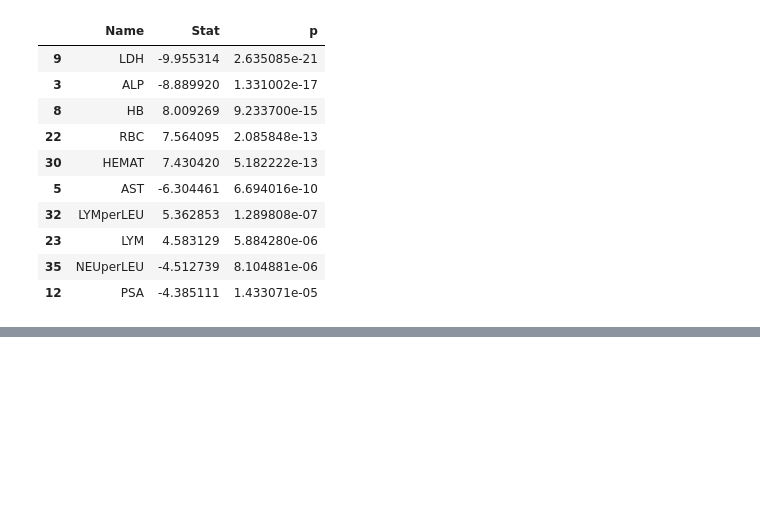
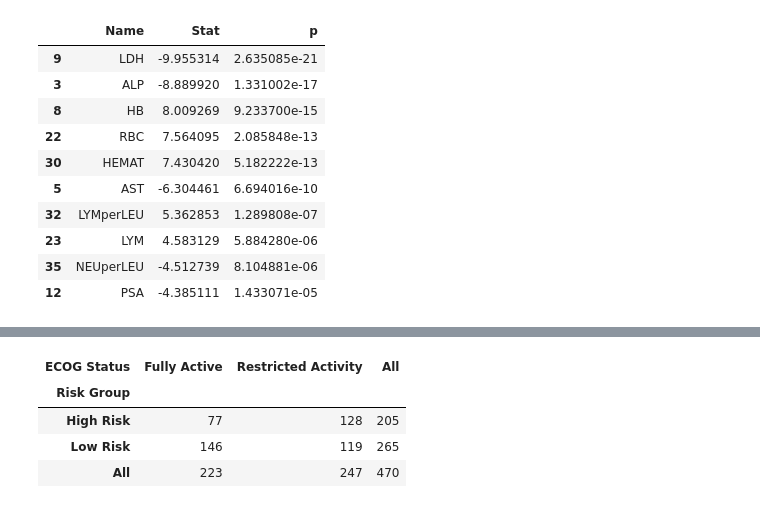
Before and after one commit to belalE/Prostate-Cancer, a Jupyter notebook: prostate-cancer-v2.ipynb, the cells around one changed output, grey strips where cells are left out. Saved outputs shown, nothing was run; the diff lists cells and outputs as text; code cells hidden in the pictures; blank space fills up the shorter version.

```diff
--- a/prostate-cancer-v2.ipynb
+++ b/prostate-cancer-v2.ipynb
@@ -512,0 +553,19 @@ continous_stats[continous_stats['p'] <= 0.0005].sort_values(by='p')
+# %%
+def convertECOGName(row):
+    if row['ECOG_C'] == 1:
+        return "Restricted Activity"
+    return "Fully Active"
+
+data['ECOG_C_CAT'] = data.apply(convertECOGName, axis=1)
+
+ecog_table = pd.crosstab(index=data['risk_name'], columns=data['ECOG_C_CAT'], rownames=[
+                         'Risk Group'], colnames=['ECOG Status'], margins=True)
+# filename = "/Users/belalelsiesy/Desktop/Data Analysis/formattedFigures/ecog.png"
+# dfi.export(ecog_table, filename)
+ecog_table
+# %% [output]
+| ECOG Status | Fully Active | Restricted Activity | All |
+| Risk Group |  |  |  |
+| High Risk | 77 | 128 | 205 |
+| Low Risk | 146 | 119 | 265 |
+| All | 223 | 247 | 470 |
```
Also changed, not shown: parts of 15 cells of this notebook, 1 other file.
